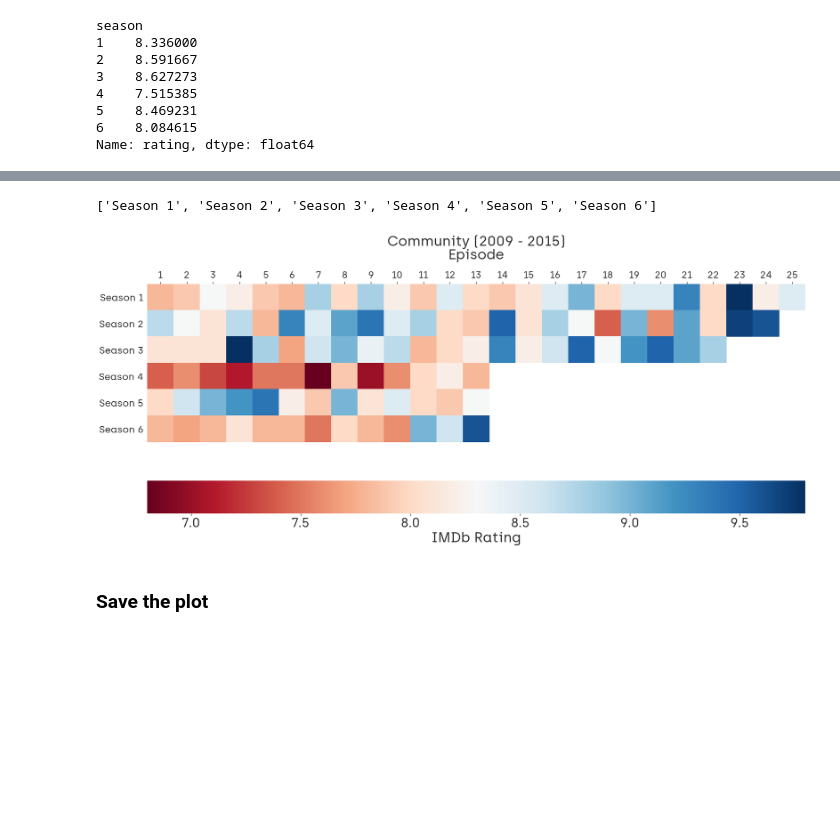
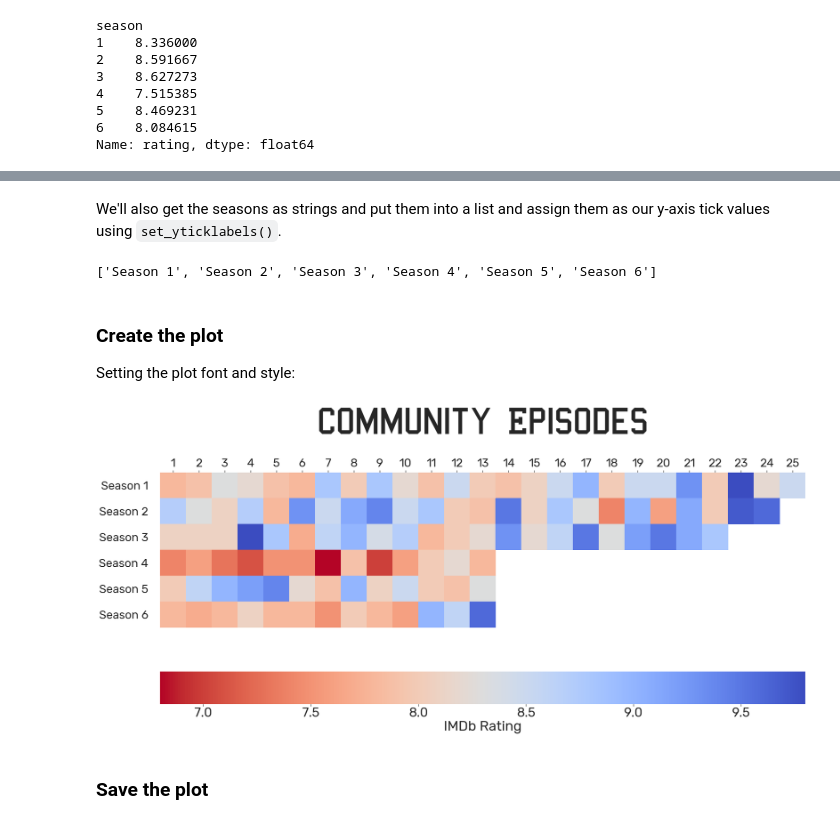
Before and after one commit to isabellabenabaye/community-project, a Jupyter notebook: community_EDA.ipynb, the cells around one changed output, grey strips where cells are left out. Cells and saved outputs as stored; diff of their text form; code cells hidden in the pictures; blank space fills up the shorter version.

Commit message:
:art: scatterplot and heatmap

```diff
--- a/community_EDA.ipynb
+++ b/community_EDA.ipynb
@@ -112,6 +116,6 @@ Name: rating, dtype: float64
 # %%
-sns.set_style('white')
+sns.set(font_scale=1.5,font='Rubik',style='whitegrid')
 plt.figure(figsize=(12,12))
-sns.scatterplot(df.rating,df.total_votes,alpha=0.5,)
+sns.scatterplot(df.rating,df.total_votes,alpha=0.5,s=100)
 # %% [output]
 <matplotlib.axes._subplots.AxesSubplot at 0x...>
@@ -142,31 +158,36 @@ episodenum
  '23',
  '24',
  '25']
+# %% [markdown]
+We'll also get the seasons as strings and put them into a list and assign them as our y-axis tick values using `set_yticklabels()`.
 # %%
 seasonticks = [*range(1,7)]
 seasonticks = ['Season '+str(x) for x in seasonticks]
 seasonticks
 # %% [output]
 ['Season 1', 'Season 2', 'Season 3', 'Season 4', 'Season 5', 'Season 6']
+# %% [markdown]
+### Create the plot
+Setting the plot font and style:
 # %%
-sns.set(font_scale=3,font='Archia',style='whitegrid')
+sns.set(font_scale=3,font='Rubik',style='whitegrid')
 # %%
-plt.figure(figsize=(30,12))
-fg = sns.heatmap(df_heat,cmap='RdBu',
-cbar_kws={'orientation': 'horizontal', 'label': 'IMDb Rating'},
-square=True)
+plt.figure(figsize=(30,14))
+fg = sns.heatmap(df_heat,cmap='coolwarm_r', cbar_kws={'orientation': 'horizontal', 'label': 'IMDb Rating'}, square=True)
 
-fg.set_xticklabels(episodenum,fontsize=25)
+# Moving the x-axis ticks and to the top
 fg.xaxis.tick_top()
-fg.xaxis.set_label_position('top')
-fg.set_yticklabels(seasonticks, rotation=360, horizontalalignment='right',fontsize=25)
+fg.set_xticklabels(episodenum,fontsize=30)
+fg.set_yticklabels(seasonticks, rotation=360, horizontalalignment='right',fontsize=30)
+# Adding more space between the y tick labels and the heatmap
+fg.tick_params(axis='y', which='major', pad=25)
 fg.set_ylabel('')
-fg.set_xlabel('Episode',labelpad=30)
-fg.set_title('Community (2009 - 2015)')
-#fg.tick_params(axis='x', which='major', pad=15)
+fg.set_xlabel('')
+fg.set_title('Community Episodes',fontname='College',fontsize=100,pad=100)
+
 plt.show()
 # %% [output]
-[figure, old version]
+[figure, new version]
 # %% [markdown]
 ### Save the plot
 # %%
```
Also changed, not shown: parts of 7 cells of this notebook, 1 other file.
